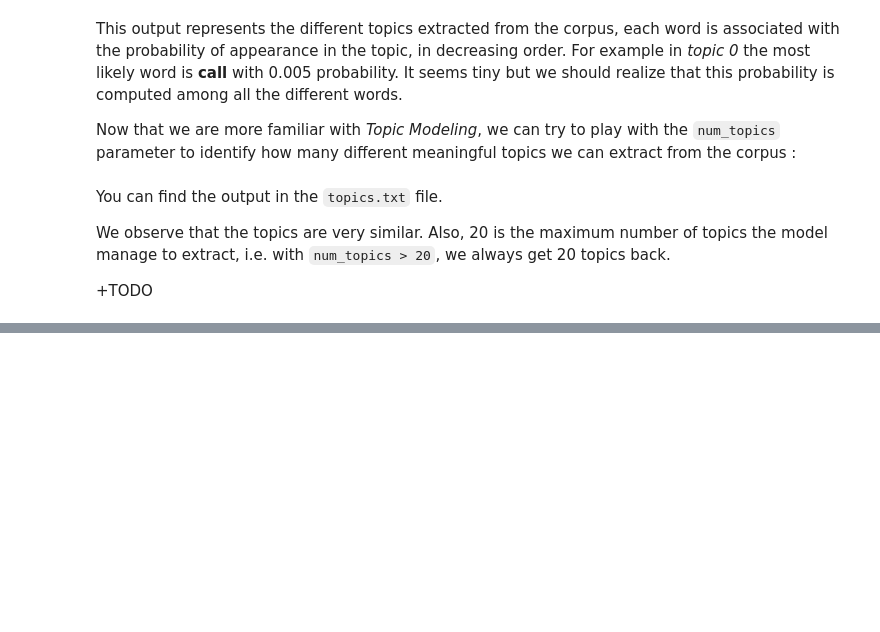
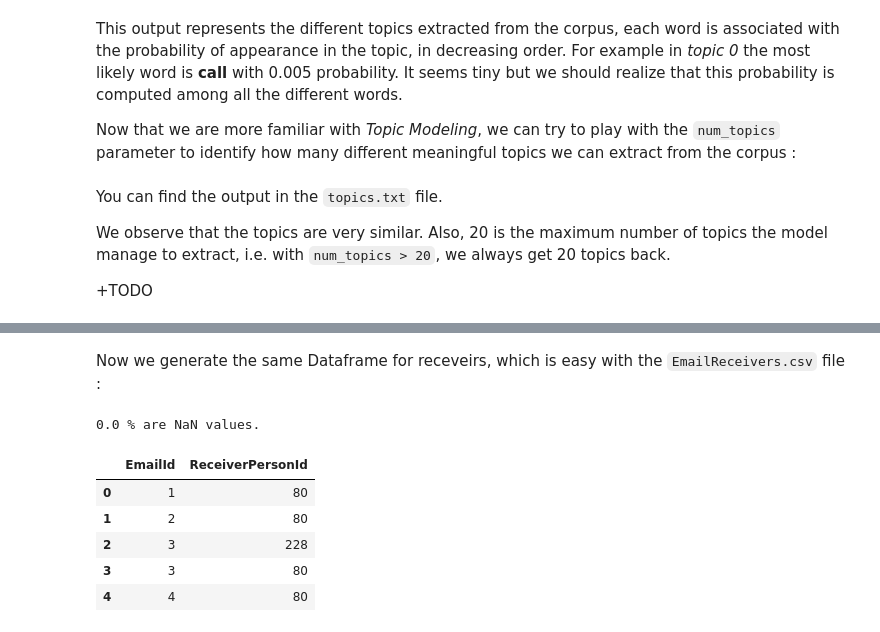
Before and after one commit to loistal/ADA_lab1, a Jupyter notebook: 05- Tamming Text/Hillary Email Controversy.ipynb, the cells around one changed output, grey strips where cells are left out. Drawn from its saved outputs; the diff is of its cells as text; code cells hidden in the pictures; blank space fills up the shorter version.

```diff
--- a/05- Tamming Text/Hillary Email Controversy.ipynb
+++ b/05- Tamming Text/Hillary Email Controversy.ipynb
@@ -314,0 +341,19 @@ We observe that the topics are very similar. Also, 20 is the maximum number of t
+# %% [markdown]
+Now we generate the same Dataframe for receveirs, which is easy with the `EmailReceivers.csv` file :
+# %%
+# Import the file
+receivers = pd.read_csv('./hillary-clinton-emails/EmailReceivers.csv')
+
+# Change a bit the form
+receivers = receivers[['EmailId', 'PersonId']].rename(index=str, columns={'PersonId' : 'ReceiverPersonId'})
+
+print('{} % are NaN values.'.format(receivers['ReceiverPersonId'].isnull().sum() / len(receivers)))
+receivers.head()
+# %% [output]
+0.0 % are NaN values.
+|  | EmailId | ReceiverPersonId |
+| 0 | 1 | 80 |
+| 1 | 2 | 80 |
+| 2 | 3 | 228 |
+| 3 | 3 | 80 |
+| 4 | 4 | 80 |
```
Also changed, not shown: parts of 4 cells of this notebook.
